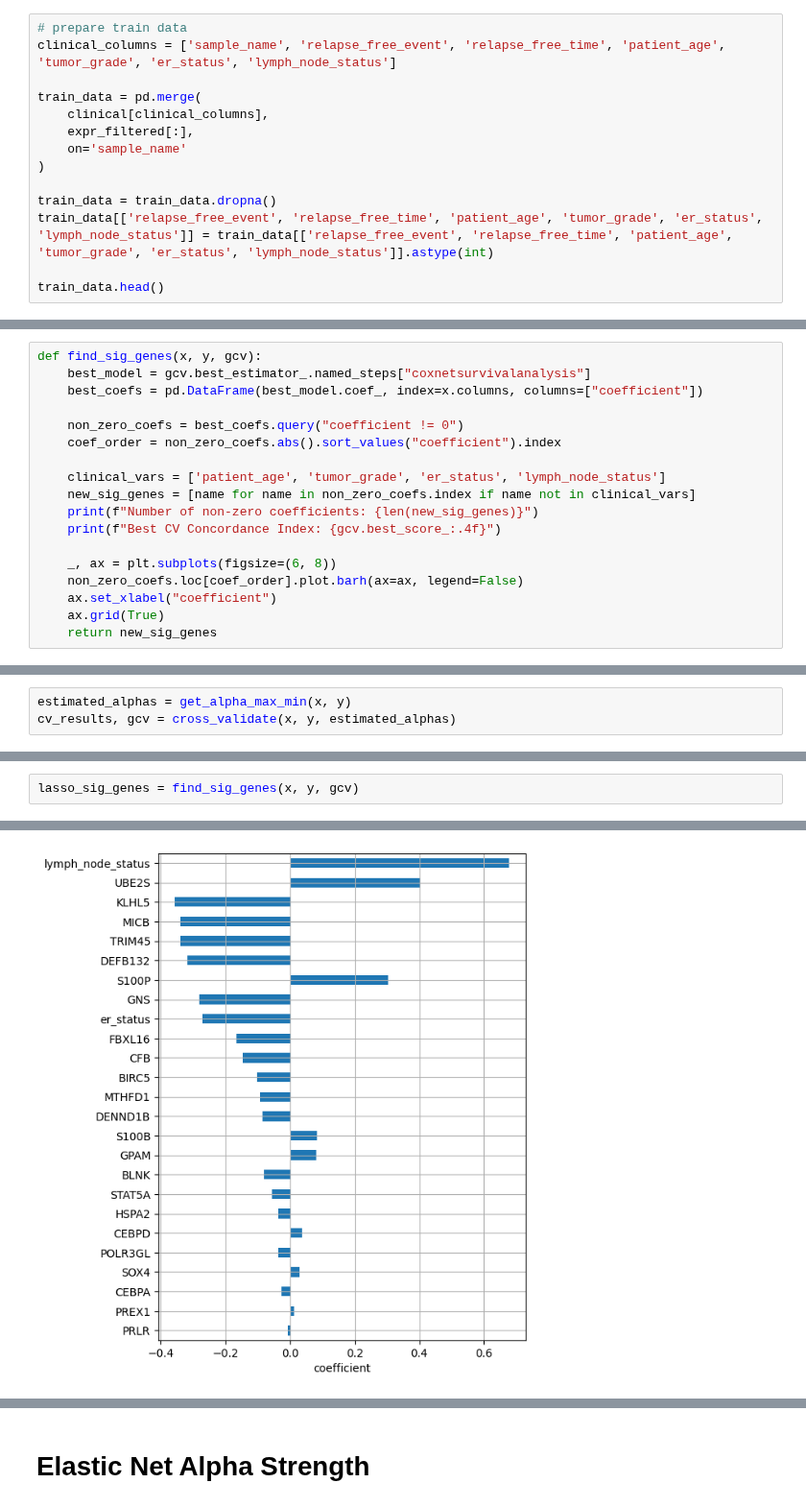
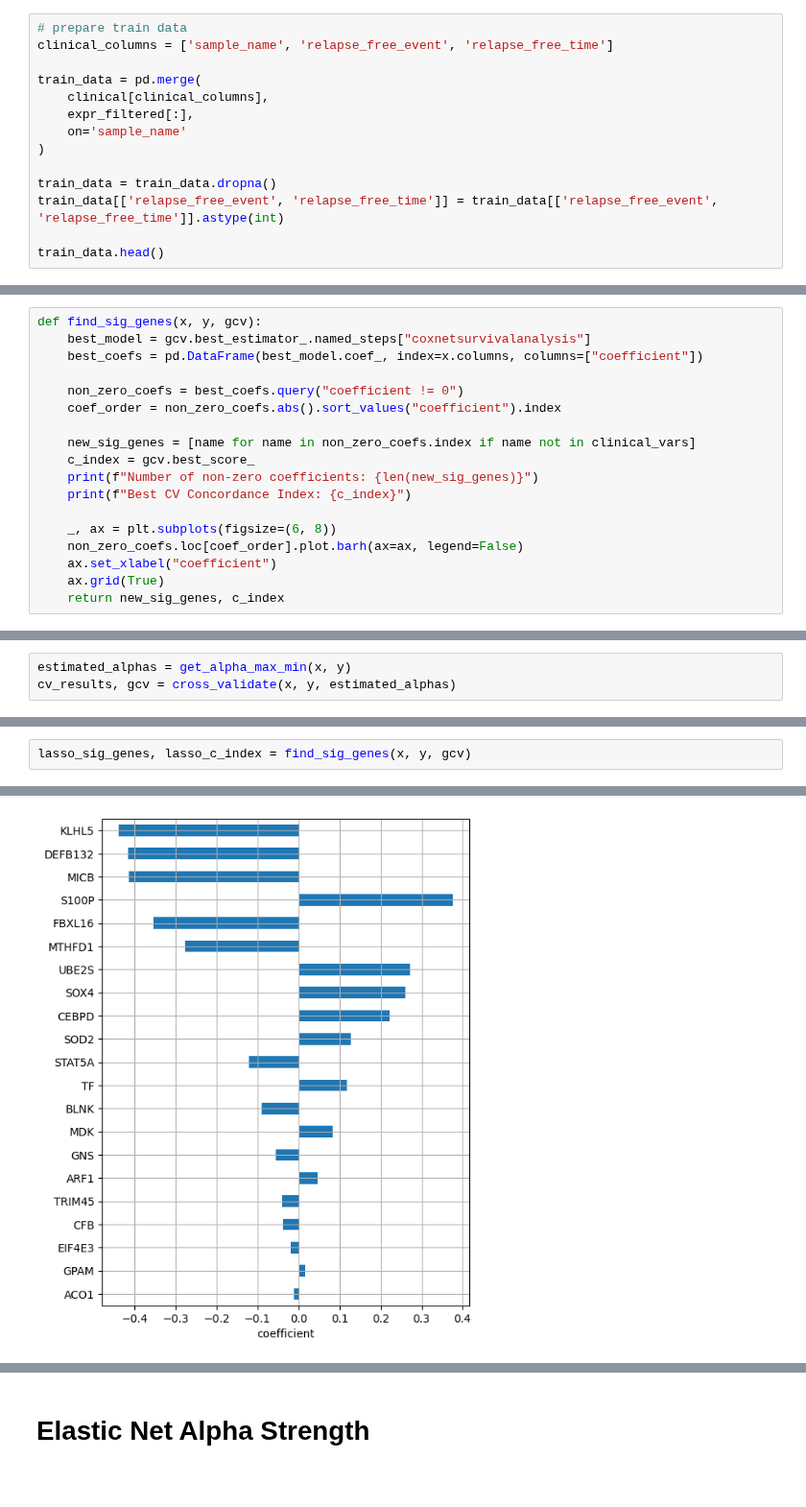
Before and after one commit to ramyap06/KongLab-ImmuneMLSurvivalAnalysis, a Jupyter notebook: src/penalized_cox.ipynb, the cells around one changed output, grey strips where cells are left out. Shown at 96% size. Cells and saved outputs as stored; diff of their text form; blank space fills up the shorter version.

Commit message:
changed penalized cox to NOT use clinical data other than relapse free survival event and time

```diff
--- a/src/penalized_cox.ipynb
+++ b/src/penalized_cox.ipynb
@@ -48,7 +48,7 @@ expr_filtered.head()
 | 4 | GSM1045195 | 9.268375 | 6.278225 | 8.821340 | 4.404020 | 6.000885 | 6.211413 | 4.955369 | 5.754098 | 6.443146 | 4.847608 | ... |
 # %%
 # prepare train data
-clinical_columns = ['sample_name', 'relapse_free_event', 'relapse_free_time', 'patient_age', 'tumor_grade', 'er_status', 'lymph_node_status']
+clinical_columns = ['sample_name', 'relapse_free_event', 'relapse_free_time']
 
 train_data = pd.merge(
     clinical[clinical_columns],
@@ -57,7 +57,7 @@ train_data = pd.merge(
 )
 
 train_data = train_data.dropna()
-train_data[['relapse_free_event', 'relapse_free_time', 'patient_age', 'tumor_grade', 'er_status', 'lymph_node_status']] = train_data[['relapse_free_event', 'relapse_free_time', 'patient_age', 'tumor_grade', 'er_status', 'lymph_node_status']].astype(int)
+train_data[['relapse_free_event', 'relapse_free_time']] = train_data[['relapse_free_event', 'relapse_free_time']].astype(int)
 
 train_data.head()
 # %% [output]
@@ -162,13 +162,13 @@ def find_sig_genes(x, y, gcv):
     non_zero_coefs = best_coefs.query("coefficient != 0")
     coef_order = non_zero_coefs.abs().sort_values("coefficient").index
 
-    clinical_vars = ['patient_age', 'tumor_grade', 'er_status', 'lymph_node_status']
     new_sig_genes = [name for name in non_zero_coefs.index if name not in clinical_vars]
+    c_index = gcv.best_score_
     print(f"Number of non-zero coefficients: {len(new_sig_genes)}")
-    print(f"Best CV Concordance Index: {gcv.best_score_:.4f}")
+    print(f"Best CV Concordance Index: {c_index}")
 
     _, ax = plt.subplots(figsize=(6, 8))
     non_zero_coefs.loc[coef_order].plot.barh(ax=ax, legend=False)
     ax.set_xlabel("coefficient")
     ax.grid(True)
-    return new_sig_genes
+    return new_sig_genes, c_index
@@ -184,3 +193,3 @@ plot_alphas(cv_results, gcv)
 # %%
-lasso_sig_genes = find_sig_genes(x, y, gcv)
+lasso_sig_genes, lasso_c_index = find_sig_genes(x, y, gcv)
 # %% [output]
@@ -189 +198 @@ Best CV Concordance Index: 0.7519
-[figure, old version]
+[figure, new version]
```
Also changed, not shown: parts of 13 cells of this notebook, 3 other files.
